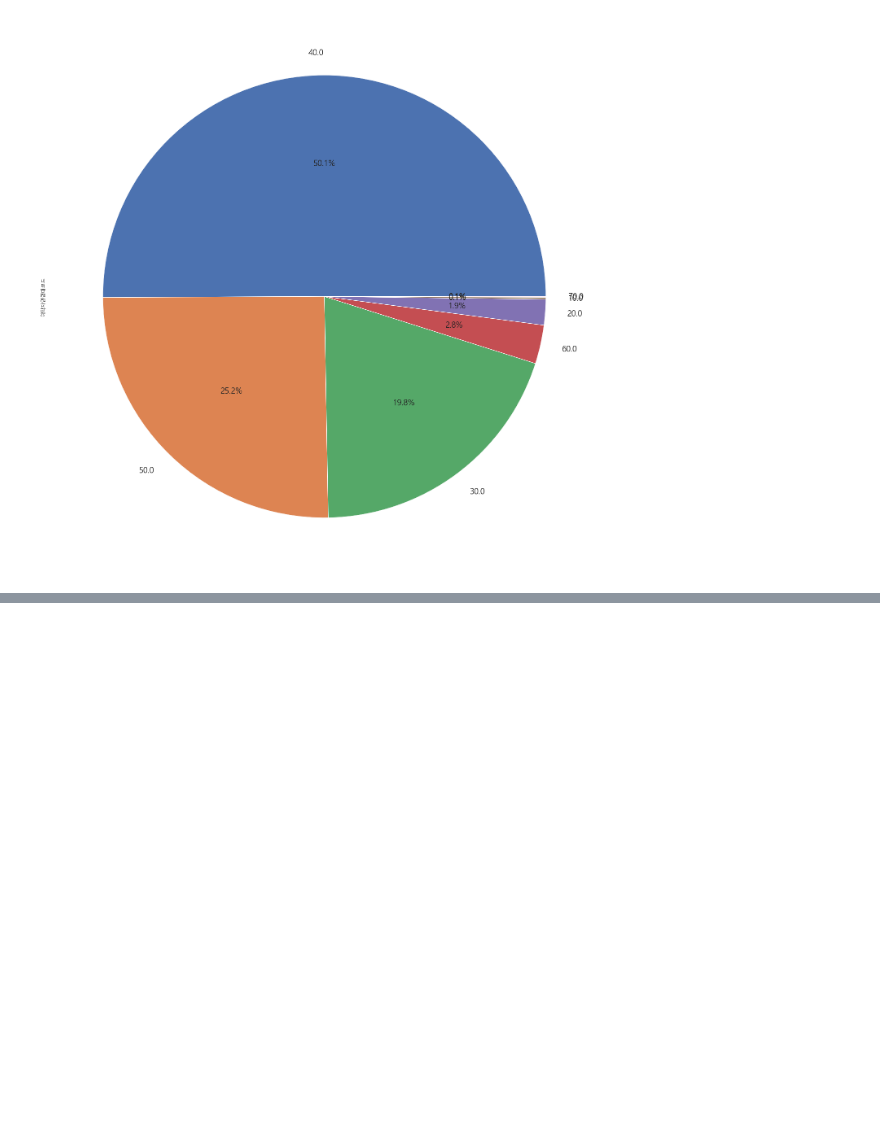
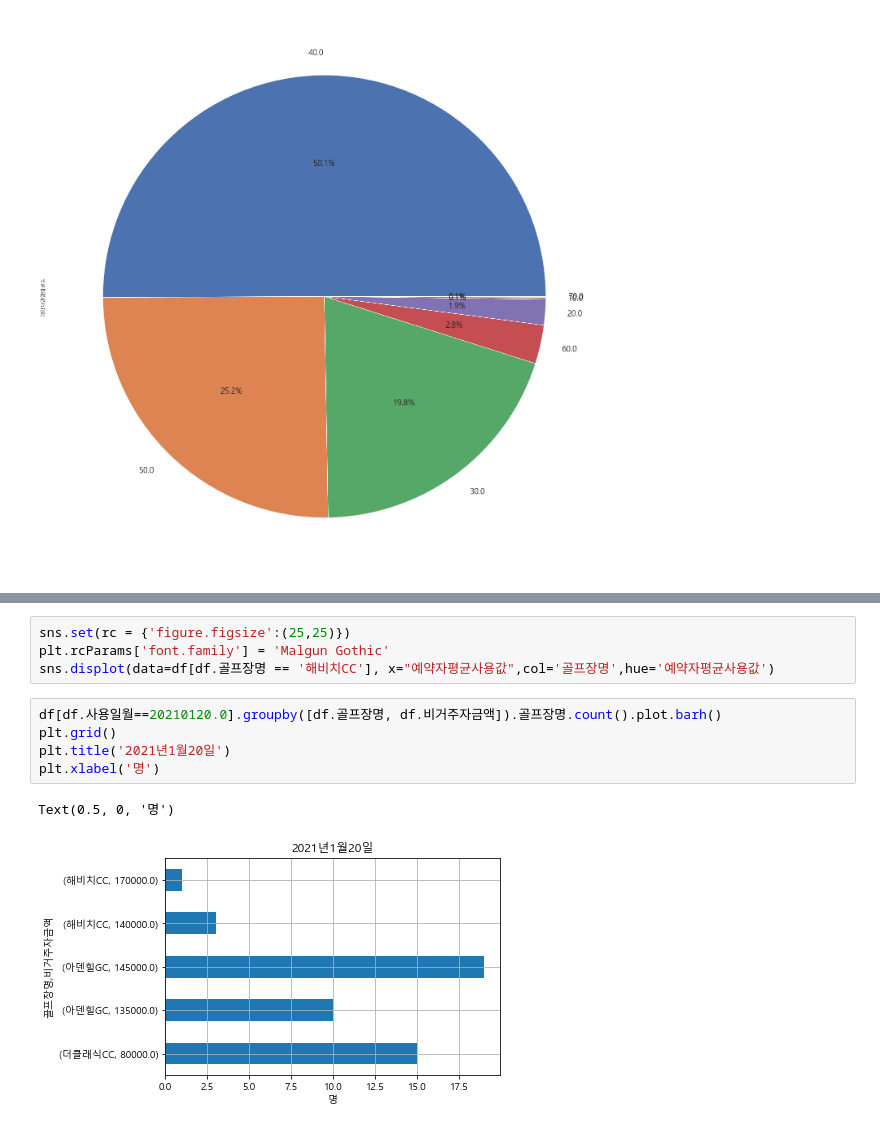
Before and after one commit to minwooking/Next_Ez_Training, a Jupyter notebook: golf10_seaborn.ipynb, the cells around one changed output, grey strips where cells are left out. Saved outputs shown, nothing was run; the diff lists cells and outputs as text; blank space fills up the shorter version.

```diff
--- a/golf10_seaborn.ipynb
+++ b/golf10_seaborn.ipynb
@@ -346,0 +386,12 @@ df[df.골프장명=='해비치CC'].예약자연령대코드.value_counts().plot.
+# %%
+sns.set(rc = {'figure.figsize':(25,25)})
+plt.rcParams['font.family'] = 'Malgun Gothic'
+sns.displot(data=df[df.골프장명 == '해비치CC'], x="예약자평균사용값",col='골프장명',hue='예약자평균사용값')
+# %%
+df[df.사용일월==20210120.0].groupby([df.골프장명, df.비거주자금액]).골프장명.count().plot.barh()
+plt.grid()
+plt.title('2021년1월20일')
+plt.xlabel('명')
+# %% [output]
+Text(0.5, 0, '명')
+[figure, added]
```
Also changed, not shown: parts of 64 cells of this notebook, 2 other files.
